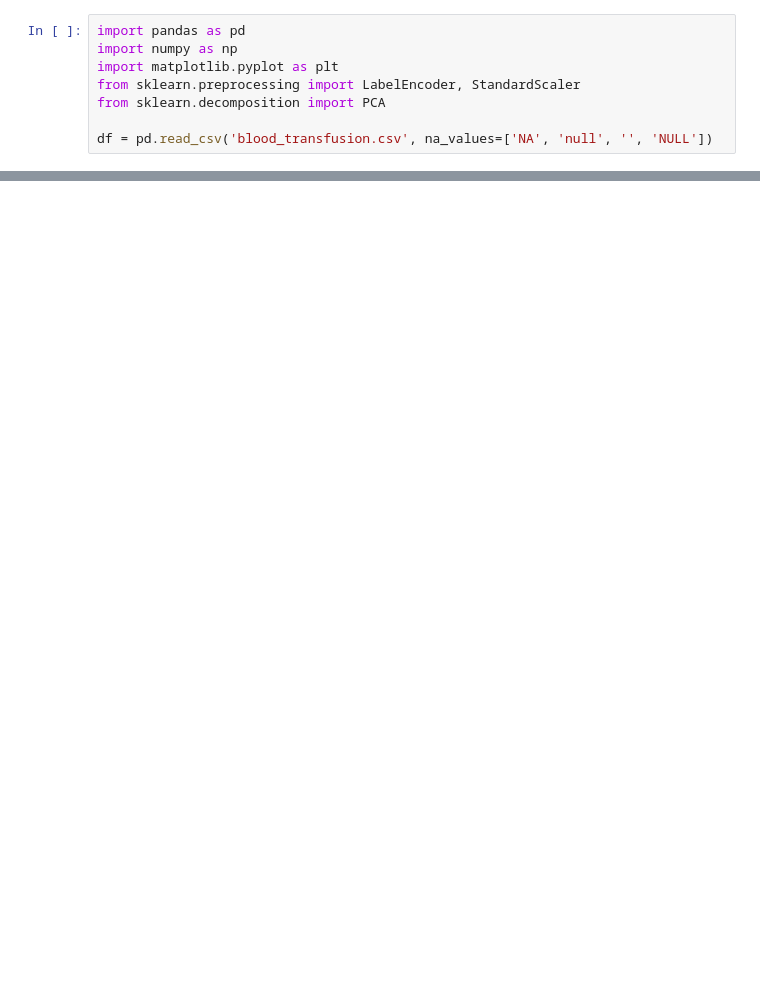
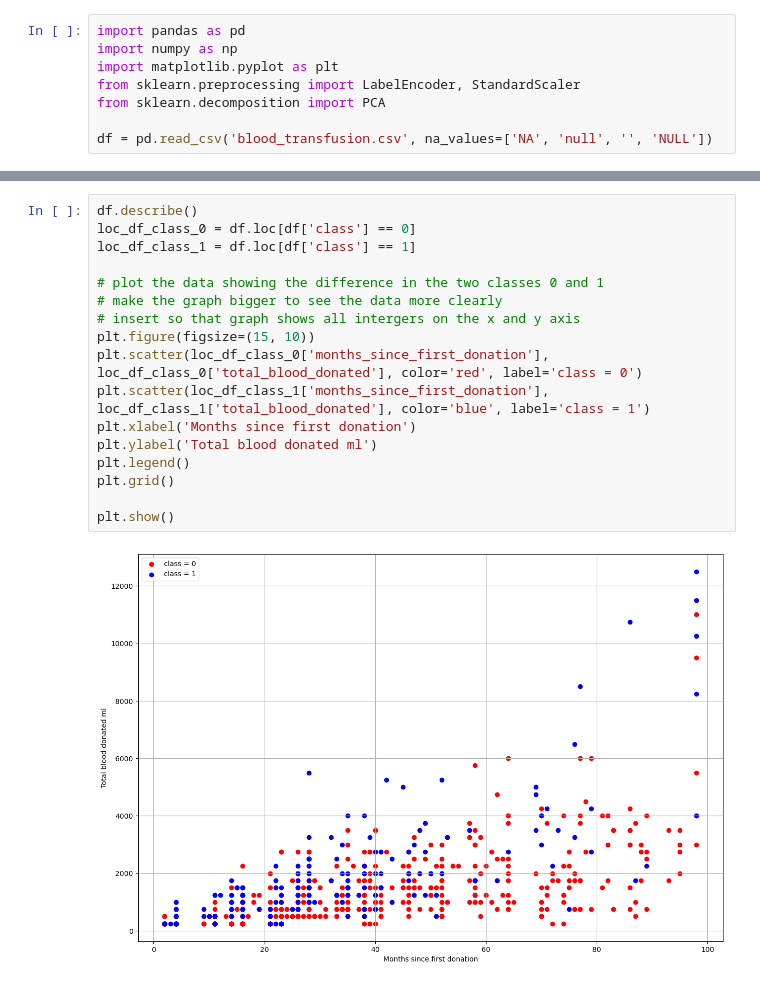
Before and after one commit to Nuraly1503/Data-Analytics, a Jupyter notebook: DA03/3-1.ipynb, the cells around one changed output, grey strips where cells are left out. Drawn from its saved outputs; the diff is of its cells as text; blank space fills up the shorter version.

```diff
--- a/DA03/3-1.ipynb
+++ b/DA03/3-1.ipynb
@@ -22,0 +28,19 @@ plt.show()
+# %%
+df.describe()
+loc_df_class_0 = df.loc[df['class'] == 0]
+loc_df_class_1 = df.loc[df['class'] == 1]
+
+# plot the data showing the difference in the two classes 0 and 1
+# make the graph bigger to see the data more clearly
+# insert so that graph shows all intergers on the x and y axis
+plt.figure(figsize=(15, 10))
+plt.scatter(loc_df_class_0['months_since_first_donation'], loc_df_class_0['total_blood_donated'], color='red', label='class = 0')
+plt.scatter(loc_df_class_1['months_since_first_donation'], loc_df_class_1['total_blood_donated'], color='blue', label='class = 1')
+plt.xlabel('Months since first donation')
+plt.ylabel('Total blood donated ml')
+plt.legend()
+plt.grid()
+
+plt.show()
+# %% [output]
+[figure, added]
```
Also changed, not shown: parts of 2 cells of this notebook.
